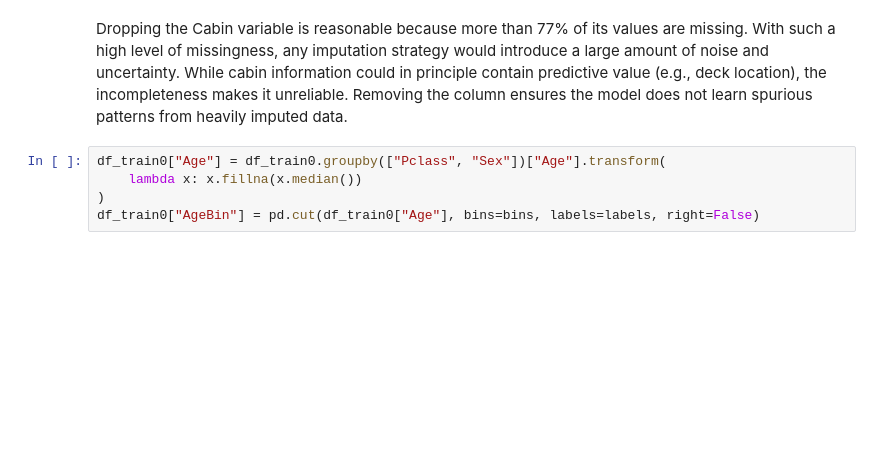
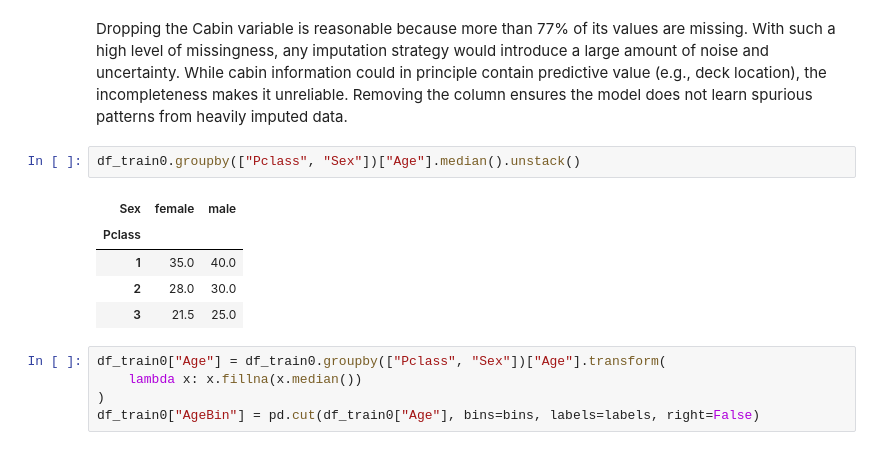
Before and after one commit to fede-giorgi/Transformer_is_All_You_Need, a Jupyter notebook: project.ipynb, the cells around one changed output. Saved outputs shown, nothing was run; the diff lists cells and outputs as text; blank space fills up the shorter version.

```diff
--- a/project.ipynb
+++ b/project.ipynb
@@ -631,6 +614,14 @@ missing_data.head(10)
 df_train0 = df_train0.drop(columns=["Cabin"])
 # %% [markdown]
 Dropping the Cabin variable is reasonable because more than 77% of its values are missing. With such a high level of missingness, any imputation strategy would introduce a large amount of noise and uncertainty. While cabin information could in principle contain predictive value (e.g., deck location), the incompleteness makes it unreliable. Removing the column ensures the model does not learn spurious patterns from heavily imputed data.
+# %%
+df_train0.groupby(["Pclass", "Sex"])["Age"].median().unstack()
+# %% [output]
+| Sex | female | male |
+| Pclass |  |  |
+| 1 | 35.0 | 40.0 |
+| 2 | 28.0 | 30.0 |
+| 3 | 21.5 | 25.0 |
 # %%
 df_train0["Age"] = df_train0.groupby(["Pclass", "Sex"])["Age"].transform(
     lambda x: x.fillna(x.median())
```
Also changed, not shown: parts of 11 cells of this notebook.
